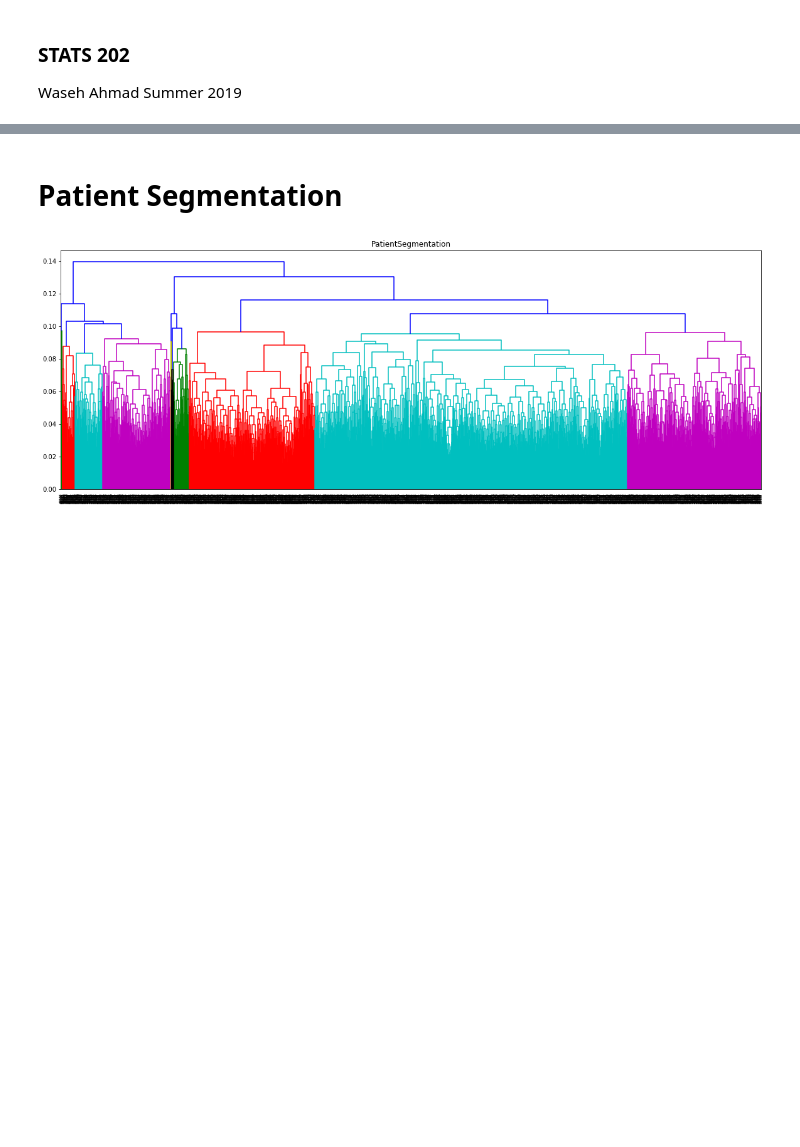
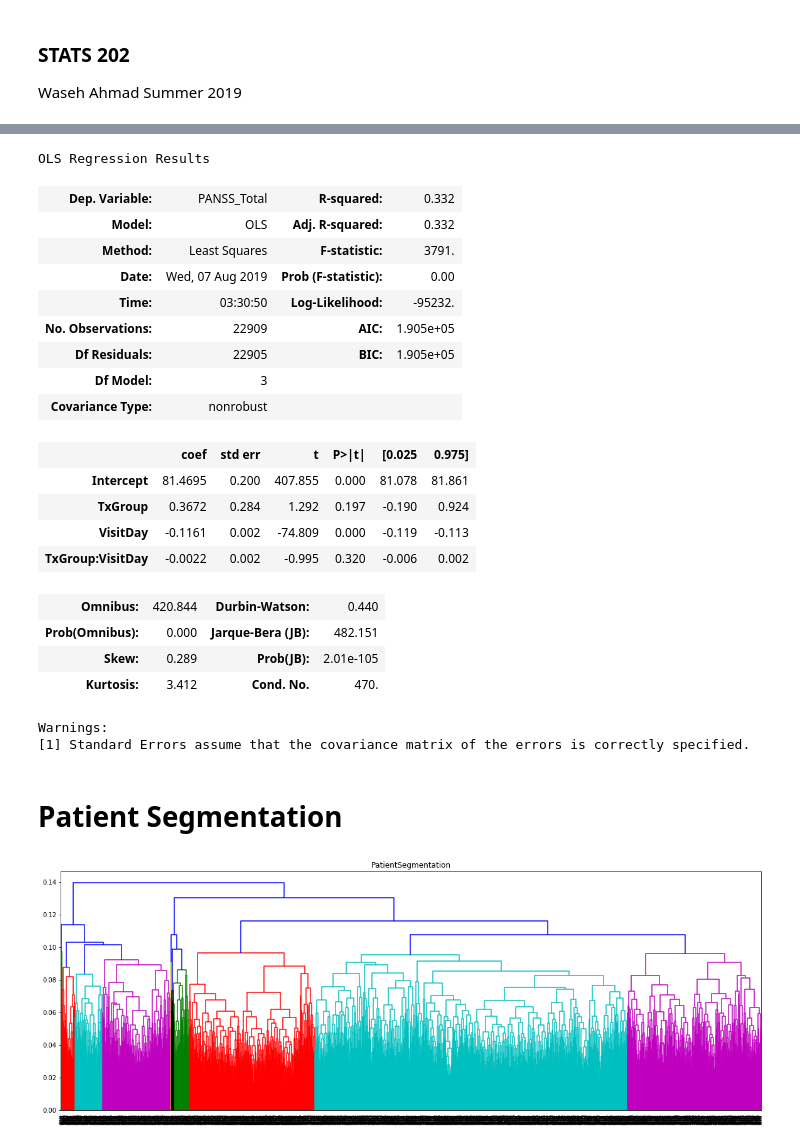
Before and after one commit to wasehahmad/PANSS-Trial-Analysis, a Jupyter notebook: panss_analysis_notebook.ipynb, the cells around one changed output, grey strips where cells are left out. Saved outputs shown, nothing was run; the diff lists cells and outputs as text; code cells hidden in the pictures; blank space fills up the shorter version.

Commit message:
cleaned up first part

```diff
--- a/panss_analysis_notebook.ipynb
+++ b/panss_analysis_notebook.ipynb
@@ -112,0 +81,28 @@ Warnings:
+# %%
+# add variables for lag, diff, sums of (p,n,g)
+
+#sort the data by patient and visits
+allSortedDF = allTrialsDF.sort_values(['PatientID', 'VisitDay'], ascending=[True, True]).reset_index().drop(['index'],axis=1)
+
+# Add relative visit day variable
+for name,group in allSortedDF.groupby('PatientID').__iter__():
+    idx = 0
+    for row_index,row in group.iterrows():
+        allSortedDF.at[row_index,'RelativeVisitDay'] = idx
+        idx+=1
+
+#get sum of Ps,Ns,Gs
+Ps=['P1', 'P2', 'P3', 'P4', 'P5','P6', 'P7']
+Gs=['G1','G2', 'G3', 'G4', 'G5', 'G6', 'G7', 'G8', 'G9', 'G10', 'G11', 'G12', 'G13', 'G14', 'G15','G16']
+Ns=['N1', 'N2', 'N3', 'N4', 'N5', 'N6', 'N7']
+allSortedDF['Ps'] = df[Ps].sum(axis=1)
+allSortedDF['Gs'] = df[Gs].sum(axis=1)
+allSortedDF['Ns'] = df[Ns].sum(axis=1)
+
+#diff of PANSS_Total
+allSortedDF['PANSS_Total_diff_1'] = allSortedDF.groupby('PatientID')['PANSS_Total'].diff().fillna(0)
+
+#get first lags for PANSS, Ps, Gs, Ns
+for col in ['Ps','Ns','Gs','PANSS_Total']:
+    newCol = col+"_lag_1"
+    allSortedDF[newCol] = allSortedDF.groupby('PatientID')[col].shift(1).fillna(0)
@@ -113,3 +128,29 @@ Warnings:
+# %%
+formula = "PANSS_Total ~ TxGroup*VisitDay"
+olsModel = smf.ols(formula,data=allSortedDF).fit()
+olsModel.summary()
+# %% [output]
+OLS Regression Results
+| Dep. Variable: | PANSS_Total | R-squared: | 0.332 |
+| Model: | OLS | Adj. R-squared: | 0.332 |
+| Method: | Least Squares | F-statistic: | 3791. |
+| Date: | Wed, 07 Aug 2019 | Prob (F-statistic): | 0.00 |
+| Time: | 03:30:50 | Log-Likelihood: | -95232. |
+| No. Observations: | 22909 | AIC: | 1.905e+05 |
+| Df Residuals: | 22905 | BIC: | 1.905e+05 |
+| Df Model: | 3 |  |  |
+| Covariance Type: | nonrobust |  |  |
+|  | coef | std err | t | P>|t| | [0.025 | 0.975] |
+| Intercept | 81.4695 | 0.200 | 407.855 | 0.000 | 81.078 | 81.861 |
+| TxGroup | 0.3672 | 0.284 | 1.292 | 0.197 | -0.190 | 0.924 |
+| VisitDay | -0.1161 | 0.002 | -74.809 | 0.000 | -0.119 | -0.113 |
+| TxGroup:VisitDay | -0.0022 | 0.002 | -0.995 | 0.320 | -0.006 | 0.002 |
+| Omnibus: | 420.844 | Durbin-Watson: | 0.440 |
+| Prob(Omnibus): | 0.000 | Jarque-Bera (JB): | 482.151 |
+| Skew: | 0.289 | Prob(JB): | 2.01e-105 |
+| Kurtosis: | 3.412 | Cond. No. | 470. |
+Warnings:
+[1] Standard Errors assume that the covariance matrix of the errors is correctly specified.
 # %% [markdown]
 # Patient Segmentation
 # %%
```
Also changed, not shown: parts of 7 cells of this notebook.
